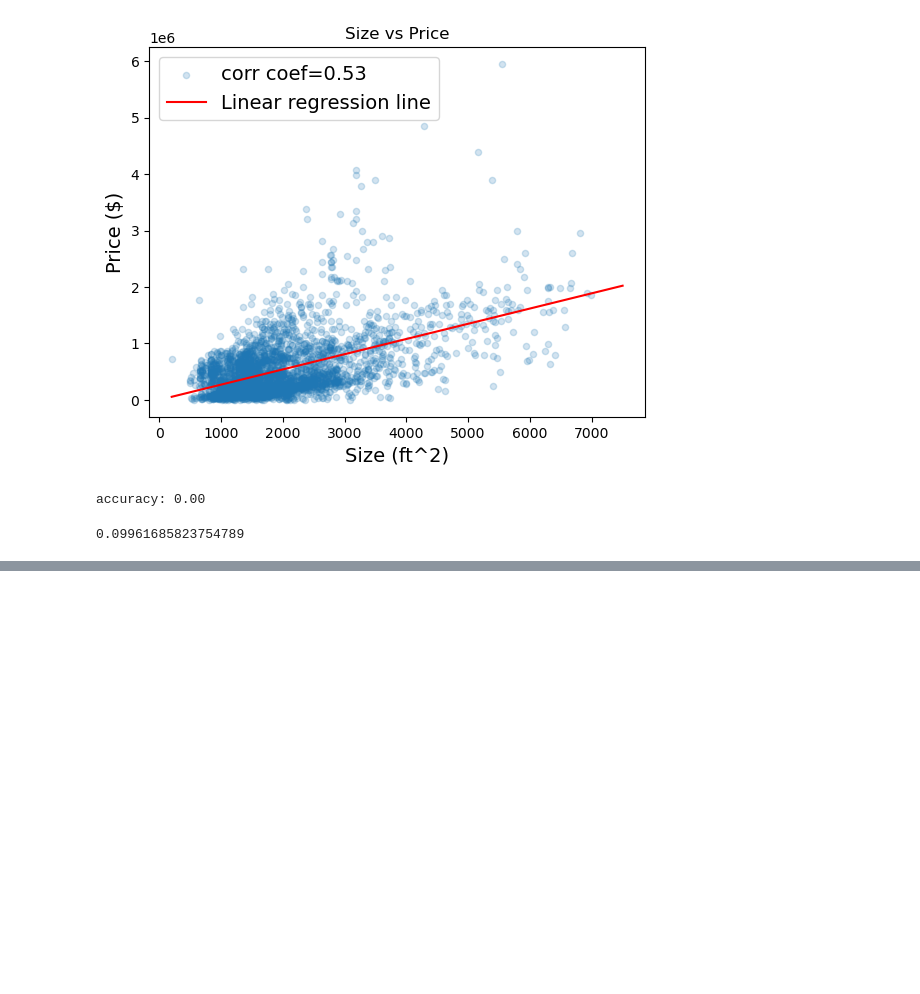
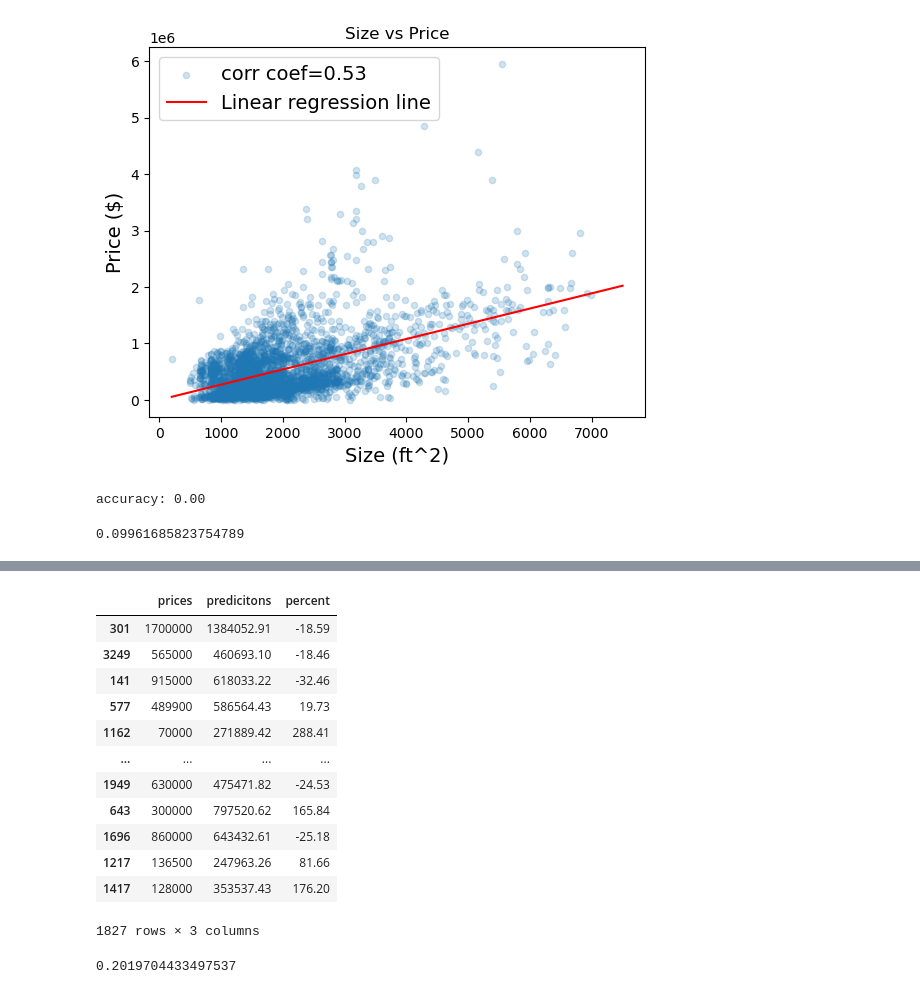
Before and after one commit to MikePlekan/Real-Estate-project, a Jupyter notebook: APIMachineLearning.ipynb, the cells around one changed output, grey strips where cells are left out. Saved outputs shown, nothing was run; the diff lists cells and outputs as text; code cells hidden in the pictures; blank space fills up the shorter version.

```diff
--- a/APIMachineLearning.ipynb
+++ b/APIMachineLearning.ipynb
@@ -38,7 +41,7 @@ def customAccuracy(predicted, actual, accuracy):
 url1 = "https://raw.githubusercontent.com/MikePlekan/Real-Estate-project/Michael/data.csv"
 url2 = "https://raw.githubusercontent.com/MikePlekan/Real-Estate-project/Michael/sales.csv"
 
-traits = pd.read_csv(url1)
+df = pd.read_csv(url1)
 sales = pd.read_csv(url2)
 df['prices'] = sales['saleamt']
 df = df.dropna(axis=0)
@@ -141,3 +144,8 @@ customAccuracy(predications, y_test, 10)
 # %% [output]
 accuracy: 0.00
 0.09961685823754789
+# %%
+regr = MLPRegressor(random_state=42,max_iter = 5000).fit(X_train, y_train)
+predictions = regr.predict(X_test)
+
+regr.score(X_test, y_test)
@@ -143,0 +172,25 @@ accuracy: 0.00
+# %%
+check = pd.DataFrame(y_test)
+check['predicitons'] = predictions
+check['percent'] = ((predictions-y_test)/y_test)*100
+pd.set_option('display.float_format', lambda x: f'{x:.2f}')
+# %%
+check
+# %% [output]
+|  | prices | predicitons | percent |
+| 301 | 1700000 | 1384052.91 | -18.59 |
+| 3249 | 565000 | 460693.10 | -18.46 |
+| 141 | 915000 | 618033.22 | -32.46 |
+| 577 | 489900 | 586564.43 | 19.73 |
+| 1162 | 70000 | 271889.42 | 288.41 |
+| ... | ... | ... | ... |
+| 1949 | 630000 | 475471.82 | -24.53 |
+| 643 | 300000 | 797520.62 | 165.84 |
+| 1696 | 860000 | 643432.61 | -25.18 |
+| 1217 | 136500 | 247963.26 | 81.66 |
+| 1417 | 128000 | 353537.43 | 176.20 |
+1827 rows × 3 columns
+# %%
+customAccuracy(predications, y_test, 20)
+# %% [output]
+0.2019704433497537
```
Also changed, not shown: parts of 4 cells of this notebook.
